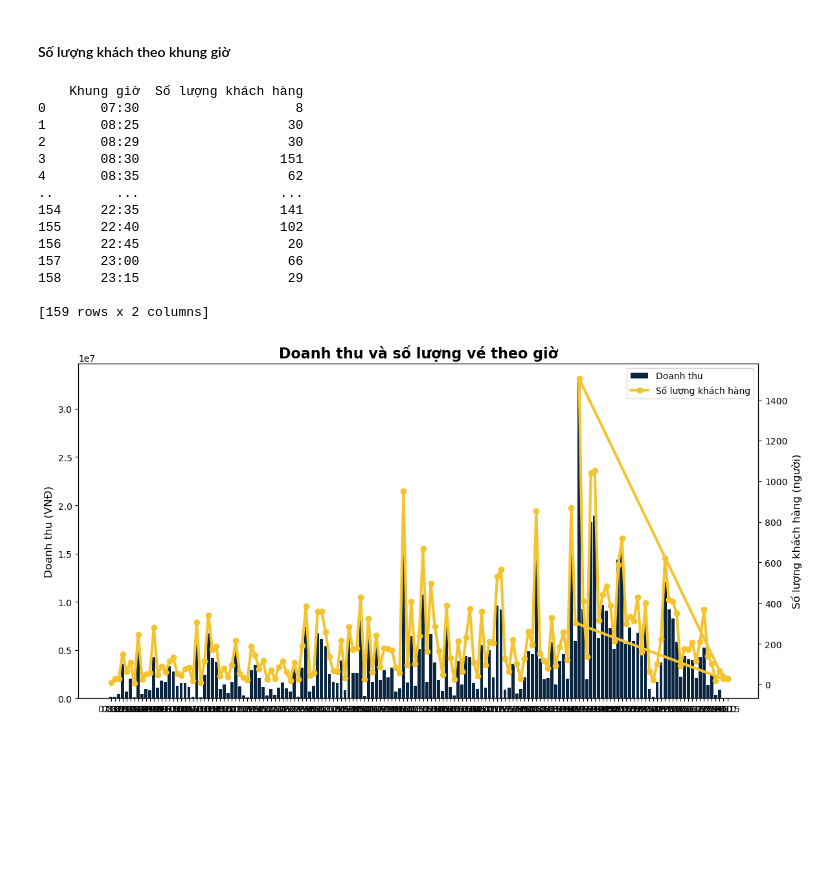
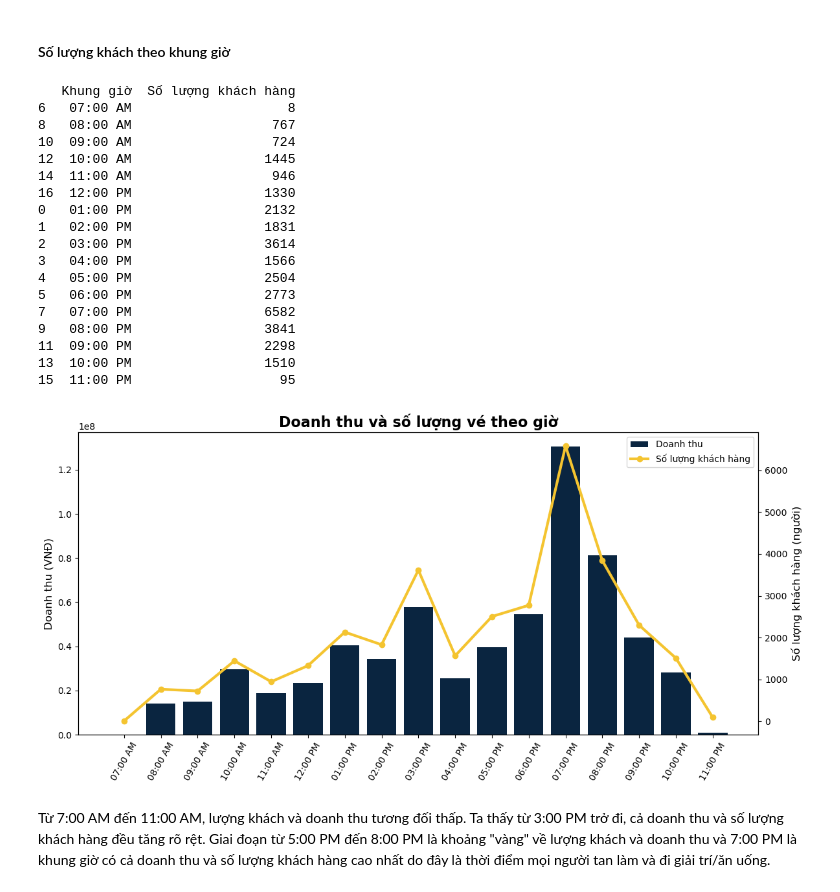
Before and after one commit to Thao1274/Nhom_5_Mid_term_1, a Jupyter notebook: Visualization.ipynb, the cells around one changed output. Saved outputs shown, nothing was run; the diff lists cells and outputs as text; code cells hidden in the pictures; blank space fills up the shorter version.

```diff
--- a/Visualization.ipynb
+++ b/Visualization.ipynb
@@ -594,9 +594,12 @@ Vậy Nhóm Thanh thiếu niên (16-29 tuổi) là nhóm khách hàng chủ lự
 # Lấy dữ liệu về thời gian mua vé
 ## Chuyển dữ liệu cột time sang dạng datetime
 df['Hour'] = pd.to_datetime(df['time'])
-
-## Lấy giờ theo định dạng 12h AM/PM
-df['Hour'] = df['Hour'].dt.strftime('%H:%M')
+## Lấy giờ theo định dạng 24h AM/PM
+df['Hour'] = df['Hour'].dt.strftime('%I:%M %p')
+## CHuyển dữ liệu cột Hour sang dạng datetime
+df['Hour_floor'] = pd.to_datetime(df['Hour'], format='%I:%M %p')
+## Lấy theo khung giờ
+df['Hour_floor'] = df['Hour_floor'].dt.floor('H').dt.strftime('%I:%M %p') # làm tròn xuống về đầu giờ
 df.head()
 # %% [output]
 |  | orderid | cashier | saledate | total | customerid | ticketcode | date | time | slot | room | ... |
@@ -645,8 +648,15 @@ Ta thấy gần 50% doanh thu của rạp đến từ việc bán vé xem phim b
 # %% [markdown]
 #### Doanh thu theo giờ
 # %%
-sales_by_hour = df_cus.groupby('Hour')['total'].sum().reset_index()
+# Tính doanh thu theo khung giờ
+sales_by_hour = df_cus.groupby('Hour_floor')['total'].sum().reset_index()
 # Đặt tên cột
 sales_by_hour.columns=['Khung giờ', 'Doanh thu']
-print(sales_by_hour)
+# Chuyển cột 'Khung giờ' sang datetime để sắp xếp theo khoảng thời gian sáng-tối
+sales_by_hour['Khung giờ'] = pd.to_datetime(sales_by_hour['Khung giờ'], format='%I:%M %p')
+sales_by_hour_sorted = sales_by_hour.sort_values(by='Khung giờ')
+# Sau khi sắp xếp, chỉ lấy giờ và phút và bỏ ngàyngày
+sales_by_hour_sorted['Khung giờ'] = sales_by_hour_sorted['Khung giờ'].dt.strftime('%I:%M %p')
+#Hiện thị kết quả
+print(sales_by_hour_sorted)
 # %% [output]
@@ -683,47 +697,60 @@ print(num_cus_by_timeofday)
 #### Số lượng khách theo khung giờ
 # %%
 # Tính số lượng khách theo khung giờ
-num_cus_by_hour = df.groupby('Hour')['customerid'].count().reset_index()
+num_cus_by_hour = df.groupby('Hour_floor')['customerid'].count().reset_index()
 # Đặt tên cột
 num_cus_by_hour.columns = ['Khung giờ','Số lượng khách hàng']
+# Chuyển cột 'Khung giờ' sang datetime để sắp xếp theo khoảng thời gian sáng-tối
+num_cus_by_hour['Khung giờ'] = pd.to_datetime(num_cus_by_hour['Khung giờ'], format='%I:%M %p')
+num_cus_by_hour_sorted = num_cus_by_hour.sort_values(by='Khung giờ')
+# Sau khi sắp xếp, chỉ lấy giờ và phút và bỏ ngàyngày
+num_cus_by_hour_sorted['Khung giờ'] = num_cus_by_hour_sorted['Khung giờ'].dt.strftime('%I:%M %p')
 #Kết quả
-print(num_cus_by_hour)
+print(num_cus_by_hour_sorted)
 # %% [output]
-    Khung giờ  Số lượng khách hàng
-0       07:30                    8
-1       08:25                   30
-2       08:29                   30
-3       08:30                  151
-4       08:35                   62
-..        ...                  ...
-154     22:35                  141
-155     22:40                  102
-156     22:45                   20
-157     23:00                   66
-158     23:15                   29
-
-[159 rows x 2 columns]
+   Khung giờ  Số lượng khách hàng
+6   07:00 AM                    8
+8   08:00 AM                  767
+10  09:00 AM                  724
+12  10:00 AM                 1445
+14  11:00 AM                  946
+16  12:00 PM                 1330
+0   01:00 PM                 2132
+1   02:00 PM                 1831
+2   03:00 PM                 3614
+3   04:00 PM                 1566
+4   05:00 PM                 2504
+5   06:00 PM                 2773
+7   07:00 PM                 6582
+9   08:00 PM                 3841
+11  09:00 PM                 2298
+13  10:00 PM                 1510
+15  11:00 PM                   95
 # %%
 fig, ax1 = plt.subplots(figsize=(12, 6))
 
 # Trục bên trái - doanh thu (bar)
 color_bar = '#0A2540'
-ax1.bar(sales_by_hour['Khung giờ'], sales_by_hour['Doanh thu'], color=color_bar, label='Doanh thu')
+ax1.bar(sales_by_hour_sorted['Khung giờ'], sales_by_hour_sorted['Doanh thu'], color=color_bar, label='Doanh thu')
 ax1.set_ylabel('Doanh thu (VNĐ)', fontsize=12)
 ax1.tick_params(axis='y')
 
 # Trục bên phải - số lượng khách (line)
 ax2 = ax1.twinx()
 color_line = '#F4C430'
-ax2.plot(num_cus_by_hour['Khung giờ'], num_cus_by_hour['Số lượng khách hàng'], color=color_line, marker='o', linewidth=3, label='Số lượng khách hàng')
+ax2.plot(num_cus_by_hour_sorted['Khung giờ'], num_cus_by_hour_sorted['Số lượng khách hàng'], color=color_line, marker='o', linewidth=3, label='Số lượng khách hàng')
 ax2.set_ylabel('Số lượng khách hàng (người)', fontsize=12)
 ax2.tick_params(axis='y')
 
 # Tiêu đề và chú thích
 plt.title('Doanh thu và số lượng vé theo giờ', fontsize=16, weight='bold')
 fig.legend(loc='upper right', bbox_to_anchor=(1, 1), bbox_transform=ax1.transAxes)
-plt.xticks(rotation=45)
+plt.xticks(rotation=45,ha='right')
+ax1.set_xticklabels(sales_by_hour_sorted['Khung giờ'], rotation=60)
 plt.tight_layout()
 plt.show()
 # %% [output]
-[figure, old version]
+[figure, new version]
+# %% [markdown]
+Từ 7:00 AM đến 11:00 AM, lượng khách và doanh thu tương đối thấp.
+Ta thấy từ 3:00 PM trở đi, cả doanh thu và số lượng khách hàng đều tăng rõ rệt. Giai đoạn từ 5:00 PM đến 8:00 PM là khoảng "vàng" về lượng khách và doanh thu và 7:00 PM là khung giờ có cả doanh thu và số lượng khách hàng cao nhất do đây là thời điểm mọi người tan làm và đi giải trí/ăn uống.
```
Also changed, not shown: parts of 2 cells of this notebook.
